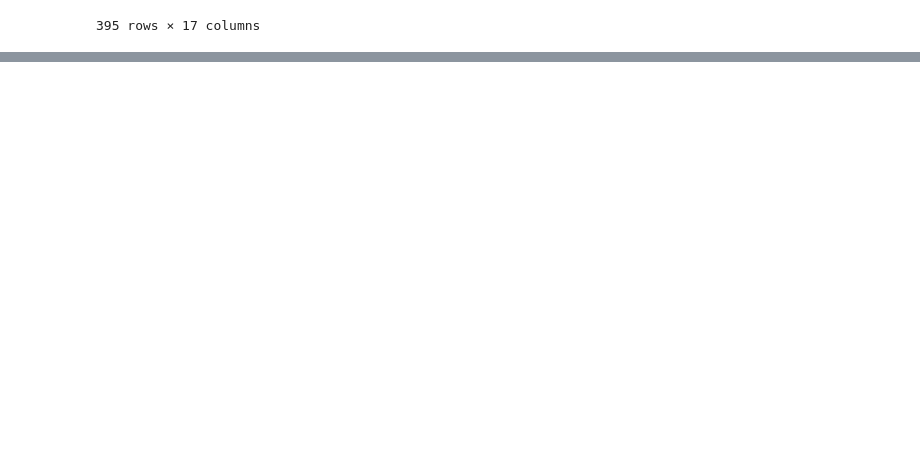
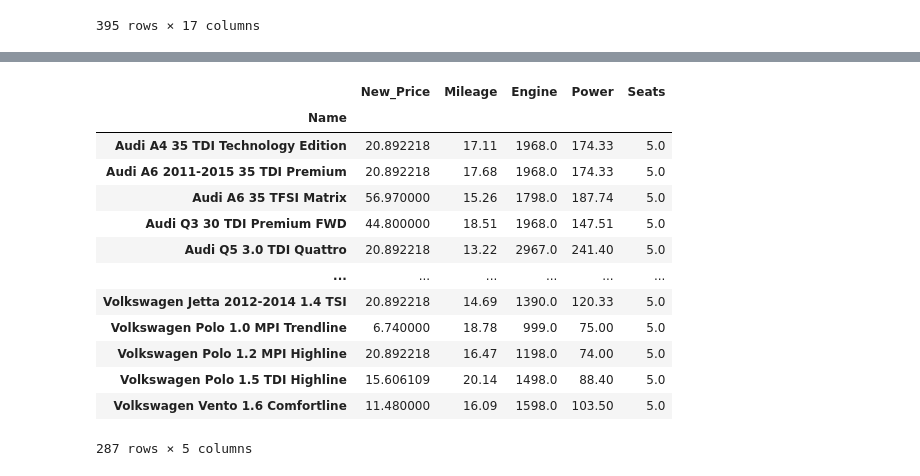
Before and after one commit to GauravBachu/PDS_Assignment-2, a Jupyter notebook: src/solution.ipynb, the cells around one changed output, grey strips where cells are left out. Saved outputs shown, nothing was run; the diff lists cells and outputs as text; code cells hidden in the pictures; blank space fills up the shorter version.

Commit message:
Summary

```diff
--- a/src/solution.ipynb
+++ b/src/solution.ipynb
@@ -390,3 +390,6 @@ renamed_columns
 | 5796 | Maruti Wagon R VXI BS IV | Hyderabad | 2018 | 1048 | First | 18.900000 | 998.0 | 67.10 | 5.0 | 20.892218 | ... |
 | 5800 | Mercedes-Benz GLA Class 200 Sport | Kochi | 2018 | 17773 | First | 13.700000 | 1991.0 | 183.00 | 5.0 | 39.220000 | ... |
 395 rows × 17 columns
+# %%
+sorted_data = renamed_columns.sort_values(by='New_Price', ascending=False)
+sorted_data
@@ -392,0 +410,18 @@ renamed_columns
+# %%
+summary = sorted_data.groupby('Name').agg({'New_Price': 'mean', 'Mileage': 'mean', 'Engine': 'mean', 'Power': 'mean', 'Seats': 'mean'})
+summary
+# %% [output]
+|  | New_Price | Mileage | Engine | Power | Seats |
+| Name |  |  |  |  |  |
+| Audi A4 35 TDI Technology Edition | 20.892218 | 17.11 | 1968.0 | 174.33 | 5.0 |
+| Audi A6 2011-2015 35 TDI Premium | 20.892218 | 17.68 | 1968.0 | 174.33 | 5.0 |
+| Audi A6 35 TFSI Matrix | 56.970000 | 15.26 | 1798.0 | 187.74 | 5.0 |
+| Audi Q3 30 TDI Premium FWD | 44.800000 | 18.51 | 1968.0 | 147.51 | 5.0 |
+| Audi Q5 3.0 TDI Quattro | 20.892218 | 13.22 | 2967.0 | 241.40 | 5.0 |
+| ... | ... | ... | ... | ... | ... |
+| Volkswagen Jetta 2012-2014 1.4 TSI | 20.892218 | 14.69 | 1390.0 | 120.33 | 5.0 |
+| Volkswagen Polo 1.0 MPI Trendline | 6.740000 | 18.78 | 999.0 | 75.00 | 5.0 |
+| Volkswagen Polo 1.2 MPI Highline | 20.892218 | 16.47 | 1198.0 | 74.00 | 5.0 |
+| Volkswagen Polo 1.5 TDI Highline | 15.606109 | 20.14 | 1498.0 | 88.40 | 5.0 |
+| Volkswagen Vento 1.6 Comfortline | 11.480000 | 16.09 | 1598.0 | 103.50 | 5.0 |
+287 rows × 5 columns
```
Also changed, not shown: parts of 1 cell of this notebook.
